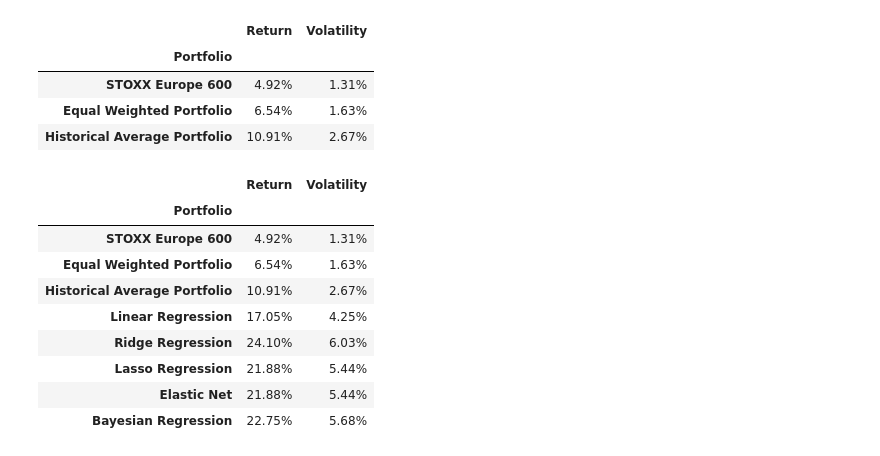
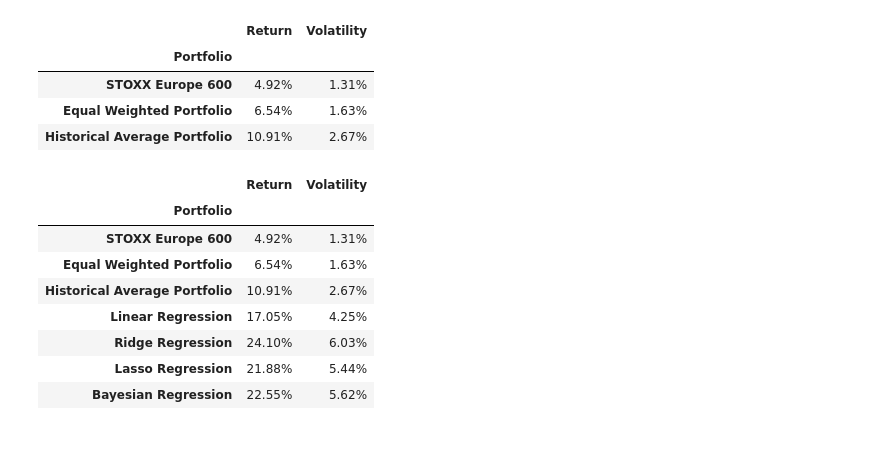
Before and after one commit to Ankru98/masterthesis, a Jupyter notebook: shrinkage_building_model_portfolio.ipynb, the cells around one changed output. Cells and saved outputs as stored; diff of their text form; code cells hidden in the pictures.

```diff
--- a/shrinkage_building_model_portfolio.ipynb
+++ b/shrinkage_building_model_portfolio.ipynb
@@ -1286,5 +687,5 @@ hf1_bridge_regression['STOXX Europe 600'].plot(label='Bridge Regression with 1 l
 # %% [markdown]
 #### Portfolio
 # %%
-# change the type of the bridge forecast to pandas dataframe
-bridge_forecast_1 = bridge_forecast_1.pd_dataframe()
+"""# change the type of the bridge forecast to pandas dataframe
+bridge_forecast_1 = bridge_forecast_1.pd_dataframe()"""
@@ -1291,4 +694,4 @@ bridge_forecast_1 = bridge_forecast_1.pd_dataframe()
 # %%
-# perform mean-variance optimization
+"""# perform mean-variance optimization
 mu_bridge_regression_1 = expected_returns.mean_historical_return(bridge_forecast_1)
-S_bridge_regression_1 = risk_models.sample_cov(bridge_forecast_1)
+S_bridge_regression_1 = risk_models.sample_cov(bridge_forecast_1)"""
@@ -1295,5 +700,5 @@ S_bridge_regression_1 = risk_models.sample_cov(bridge_forecast_1)
 # %%
-# optimize for maximal Sharpe ratio
+"""# optimize for maximal Sharpe ratio
 ef_bridge_regression_1 = EfficientFrontier(mu_bridge_regression_1, S_bridge_regression_1)
 ef_bridge_regression_1.add_constraint(lambda w: w[0] == 0)
-weights_br_1 = ef_bridge_regression_1.max_sharpe()
+weights_br_1 = ef_bridge_regression_1.max_sharpe()"""
@@ -1319,5 +712,5 @@ dtype: float64
 # %%
-# compute the returns of bridge regression portfolio
+"""# compute the returns of bridge regression portfolio
 br_returns_1 = (cum_returns_portfolio * weights_br_1).sum(axis=1)
 
-portfolio_returns['bridge_regression_1'] = br_returns_1
+portfolio_returns['bridge_regression_1'] = br_returns_1"""
@@ -1585,47 +943,44 @@ df.style.format("{:.2%}", subset=['Return', 'Volatility'])
 # %%
 # generate a table containing the return and volatility for all models
 data = {
-    'Portfolio': ['STOXX Europe 600', 'Equal Weighted Portfolio', 'Historical Average Portfolio', 'Linear Regression', 'Ridge Regression', 'Lasso Regression', 'Elastic Net', 'Bayesian Regression'],
+    'Portfolio': ['STOXX Europe 600', 'Equal Weighted Portfolio', 'Historical Average Portfolio', 'Linear Regression', 'Ridge Regression', 'Lasso Regression', 'Bayesian Regression'],
     'Return': [cum_returns_portfolio['STOXX Europe 600'].tail(1).values[0],
               portfolio_returns['equal_weighted'].tail(1).values[0],
               portfolio_returns['historical_average'].tail(1).values[0],
               portfolio_returns['linear_regression_1'].tail(1).values[0],
                 portfolio_returns['ridge_regression_1'].tail(1).values[0],
                 portfolio_returns['lasso_regression_1'].tail(1).values[0],
-                portfolio_returns['Elastic_Net_1'].tail(1).values[0],
                 portfolio_returns['Bayesian Regression'].tail(1).values[0]],
     'Volatility': [cum_returns_portfolio['STOXX Europe 600'].std(),
                     portfolio_returns['equal_weighted'].std(),
                     portfolio_returns['historical_average'].std(),
                     portfolio_returns['linear_regression_1'].std(),
                 portfolio_returns['ridge_regression_1'].std(),
                 portfolio_returns['lasso_regression_1'].std(),
-                portfolio_returns['Elastic_Net_1'].std(),
                 portfolio_returns['Bayesian Regression'].std()]
 }
 
 # Create a DataFrame from the dictionary
 df = pd.DataFrame(data)
 
 # Set the index of the DataFrame to be the Portfolio column
 df.set_index('Portfolio', inplace=True)
 
 # divide the values by 100 to get the percentage
 df[['Return', 'Volatility']] = df[['Return', 'Volatility']].div(100)
 
 # Format the DataFrame to display the values as percentages with only 2 decimal places
 df.style.format("{:.2%}", subset=['Return', 'Volatility'])
 # %% [output]
 |  | Return | Volatility |
 | Portfolio |  |  |
 | STOXX Europe 600 | 4.92% | 1.31% |
 | Equal Weighted Portfolio | 6.54% | 1.63% |
 | Historical Average Portfolio | 10.91% | 2.67% |
 | Linear Regression | 17.05% | 4.25% |
 | Ridge Regression | 24.10% | 6.03% |
 | Lasso Regression | 21.88% | 5.44% |
-| Elastic Net | 21.88% | 5.44% |
-| Bayesian Regression | 22.75% | 5.68% |
+| Bayesian Regression | 22.55% | 5.62% |
 # %%
 #
 print(df.to_latex(float_format="%.3f", formatters={"Return": "{:.2%}".format, "Volatility": "{:.2%}".format}))
```
Also changed, not shown: parts of 158 cells of this notebook, 8 other files.
